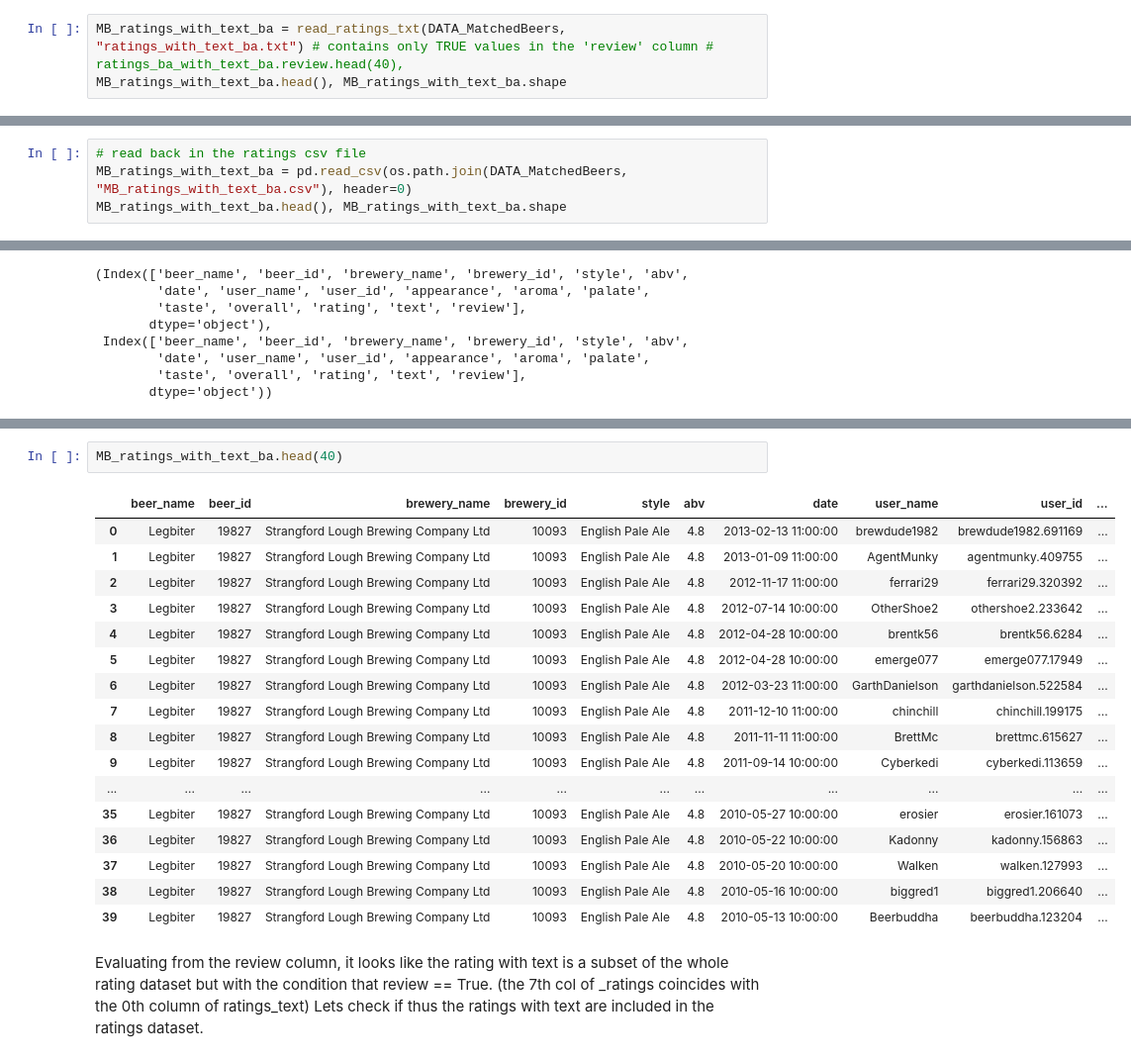
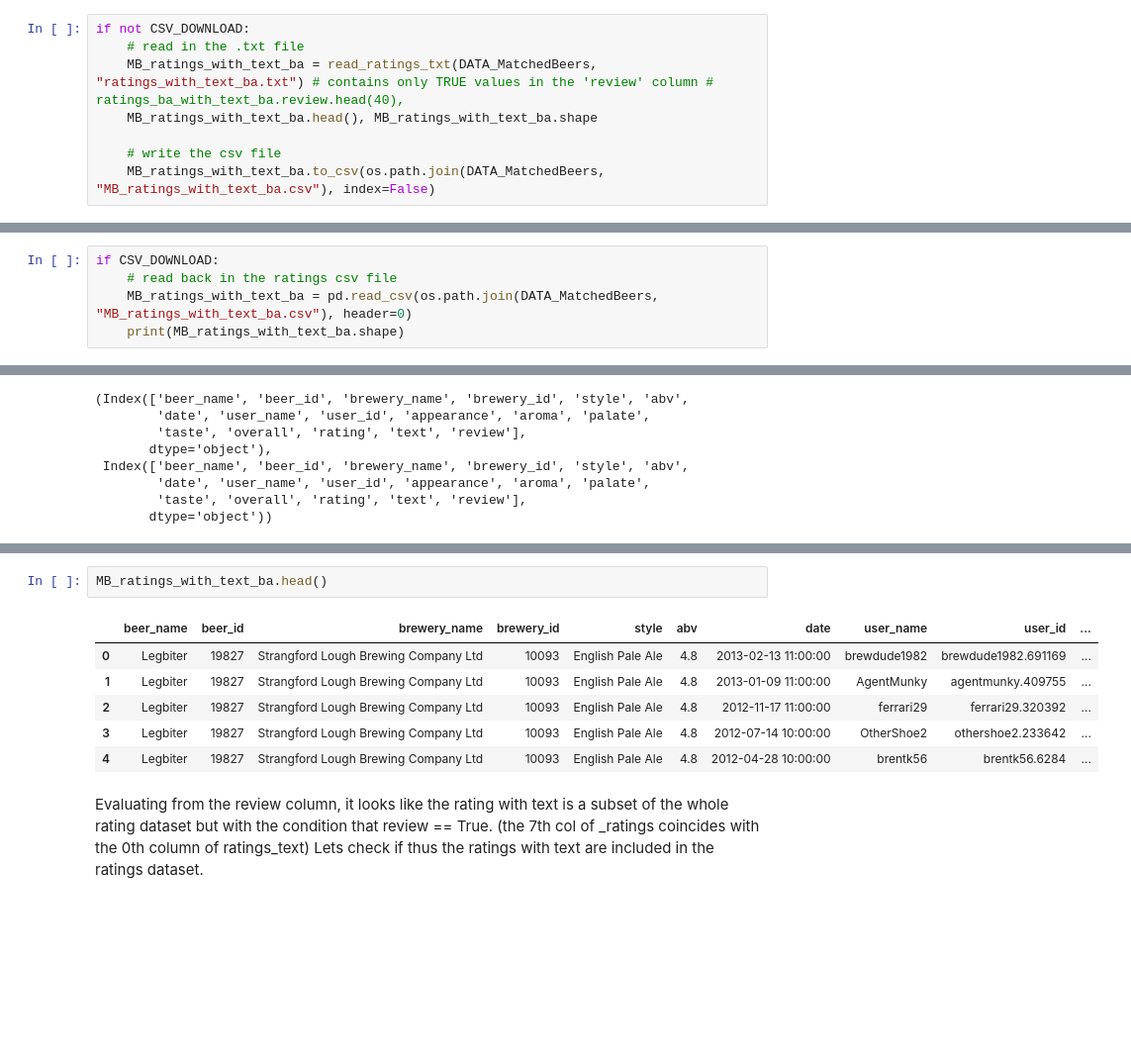
Before and after one commit to epfl-ada/ada-2023-project-adarescueteam, a Jupyter notebook: code/EDA_P1.ipynb, the cells around one changed output, grey strips where cells are left out. Shown: that part at 99% size. Saved outputs shown, nothing was run; the diff lists cells and outputs as text; blank space fills up the shorter version.

```diff
--- a/code/EDA_P1.ipynb
+++ b/code/EDA_P1.ipynb
@@ -621,5 +481,10 @@ MB_ratings_ba.head(), MB_ratings_ba.shape
 # %% [markdown]
 run only the code below (<span style="color: red;">*</span>) if you have downloaded the .csv file:
 # %%
-MB_ratings_with_text_ba = read_ratings_txt(DATA_MatchedBeers, "ratings_with_text_ba.txt") # contains only TRUE values in the 'review' column # ratings_ba_with_text_ba.review.head(40),
-MB_ratings_with_text_ba.head(), MB_ratings_with_text_ba.shape
+if not CSV_DOWNLOAD:
+    # read in the .txt file
+    MB_ratings_with_text_ba = read_ratings_txt(DATA_MatchedBeers, "ratings_with_text_ba.txt") # contains only TRUE values in the 'review' column # ratings_ba_with_text_ba.review.head(40),
+    MB_ratings_with_text_ba.head(), MB_ratings_with_text_ba.shape
+
+    # write the csv file
+    MB_ratings_with_text_ba.to_csv(os.path.join(DATA_MatchedBeers, "MB_ratings_with_text_ba.csv"), index=False)
@@ -631,5 +491,6 @@ MB_ratings_with_text_ba.to_csv(os.path.join(DATA_MatchedBeers, "MB_ratings_with_
 # %%
-# read back in the ratings csv file
-MB_ratings_with_text_ba = pd.read_csv(os.path.join(DATA_MatchedBeers, "MB_ratings_with_text_ba.csv"), header=0)
-MB_ratings_with_text_ba.head(), MB_ratings_with_text_ba.shape
+if CSV_DOWNLOAD:
+    # read back in the ratings csv file
+    MB_ratings_with_text_ba = pd.read_csv(os.path.join(DATA_MatchedBeers, "MB_ratings_with_text_ba.csv"), header=0)
+    print(MB_ratings_with_text_ba.shape)
 # %% [output]
@@ -909,23 +719,12 @@ MB_ratings_ba.head(40)
 # %%
-MB_ratings_with_text_ba.head(40)
+MB_ratings_with_text_ba.head()
 # %% [output]
 |  | beer_name | beer_id | brewery_name | brewery_id | style | abv | date | user_name | user_id | ... |
 | 0 | Legbiter | 19827 | Strangford Lough Brewing Company Ltd | 10093 | English Pale Ale | 4.8 | 2013-02-13 11:00:00 | brewdude1982 | brewdude1982.691169 | ... |
 | 1 | Legbiter | 19827 | Strangford Lough Brewing Company Ltd | 10093 | English Pale Ale | 4.8 | 2013-01-09 11:00:00 | AgentMunky | agentmunky.409755 | ... |
 | 2 | Legbiter | 19827 | Strangford Lough Brewing Company Ltd | 10093 | English Pale Ale | 4.8 | 2012-11-17 11:00:00 | ferrari29 | ferrari29.320392 | ... |
 | 3 | Legbiter | 19827 | Strangford Lough Brewing Company Ltd | 10093 | English Pale Ale | 4.8 | 2012-07-14 10:00:00 | OtherShoe2 | othershoe2.233642 | ... |
 | 4 | Legbiter | 19827 | Strangford Lough Brewing Company Ltd | 10093 | English Pale Ale | 4.8 | 2012-04-28 10:00:00 | brentk56 | brentk56.6284 | ... |
-| 5 | Legbiter | 19827 | Strangford Lough Brewing Company Ltd | 10093 | English Pale Ale | 4.8 | 2012-04-28 10:00:00 | emerge077 | emerge077.17949 | ... |
-| 6 | Legbiter | 19827 | Strangford Lough Brewing Company Ltd | 10093 | English Pale Ale | 4.8 | 2012-03-23 11:00:00 | GarthDanielson | garthdanielson.522584 | ... |
-| 7 | Legbiter | 19827 | Strangford Lough Brewing Company Ltd | 10093 | English Pale Ale | 4.8 | 2011-12-10 11:00:00 | chinchill | chinchill.199175 | ... |
-| 8 | Legbiter | 19827 | Strangford Lough Brewing Company Ltd | 10093 | English Pale Ale | 4.8 | 2011-11-11 11:00:00 | BrettMc | brettmc.615627 | ... |
-| 9 | Legbiter | 19827 | Strangford Lough Brewing Company Ltd | 10093 | English Pale Ale | 4.8 | 2011-09-14 10:00:00 | Cyberkedi | cyberkedi.113659 | ... |
-| ... | ... | ... | ... | ... | ... | ... | ... | ... | ... | ... |
-| 35 | Legbiter | 19827 | Strangford Lough Brewing Company Ltd | 10093 | English Pale Ale | 4.8 | 2010-05-27 10:00:00 | erosier | erosier.161073 | ... |
-| 36 | Legbiter | 19827 | Strangford Lough Brewing Company Ltd | 10093 | English Pale Ale | 4.8 | 2010-05-22 10:00:00 | Kadonny | kadonny.156863 | ... |
-| 37 | Legbiter | 19827 | Strangford Lough Brewing Company Ltd | 10093 | English Pale Ale | 4.8 | 2010-05-20 10:00:00 | Walken | walken.127993 | ... |
-| 38 | Legbiter | 19827 | Strangford Lough Brewing Company Ltd | 10093 | English Pale Ale | 4.8 | 2010-05-16 10:00:00 | biggred1 | biggred1.206640 | ... |
-| 39 | Legbiter | 19827 | Strangford Lough Brewing Company Ltd | 10093 | English Pale Ale | 4.8 | 2010-05-13 10:00:00 | Beerbuddha | beerbuddha.123204 | ... |
 # %% [markdown]
 Evaluating from the review column, it looks like the rating with text is a subset of the whole rating dataset but with the condition that review == True. (the 7th col of _ratings coincides with the 0th column of ratings_text) Lets check if thus the ratings with text are included in the ratings dataset.
 # %%
```
Also changed, not shown: parts of 79 cells of this notebook.
